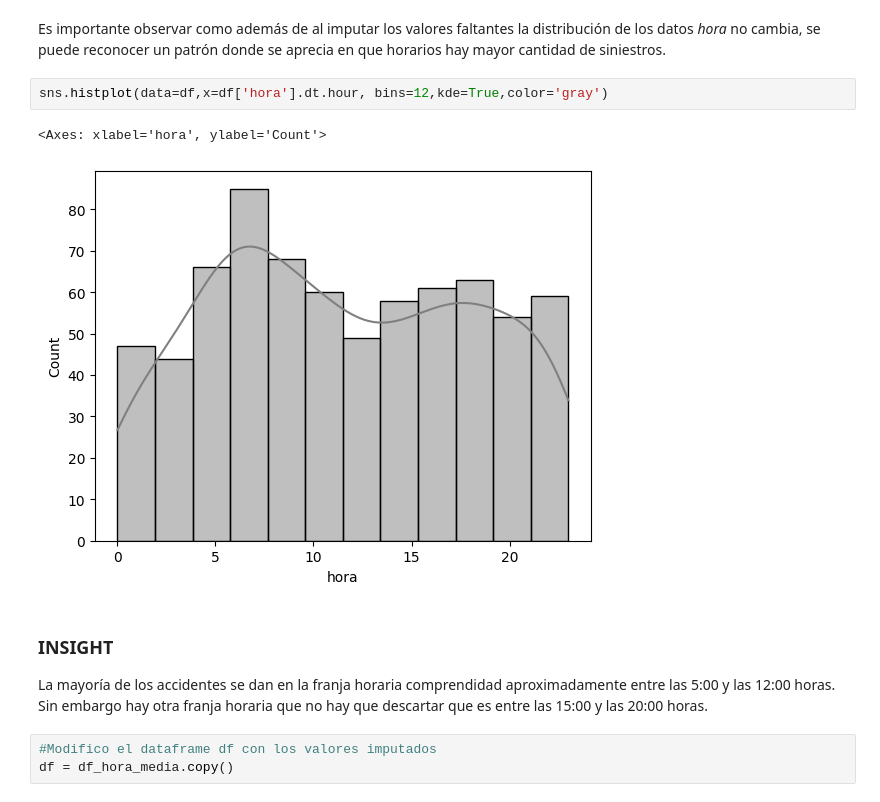
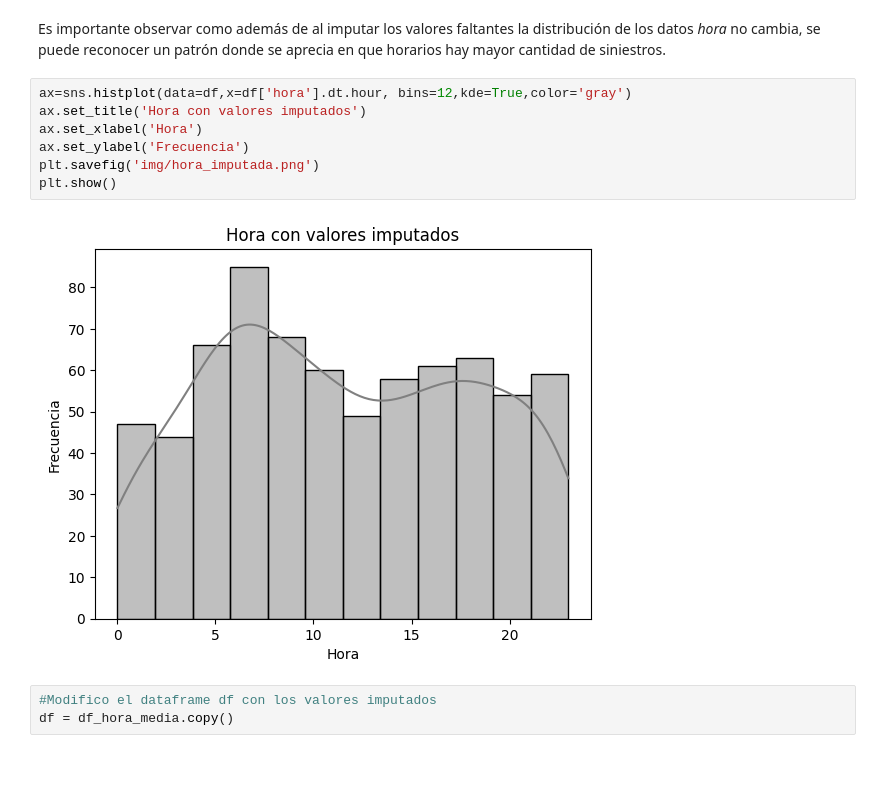
Before and after one commit to Juancito2085/PI_Data_Analyst, a Jupyter notebook: EDA.ipynb, the cells around one changed output. Cells and saved outputs as stored; diff of their text form; blank space fills up the shorter version.

```diff
--- a/EDA.ipynb
+++ b/EDA.ipynb
@@ -144,13 +144,14 @@ plt.show()
 # %% [markdown]
 Es importante observar como además de al imputar los valores faltantes la distribución de los datos *hora* no cambia, se puede reconocer un patrón donde se aprecia en que horarios hay mayor cantidad de siniestros.
 # %%
-sns.histplot(data=df,x=df['hora'].dt.hour, bins=12,kde=True,color='gray')
+ax=sns.histplot(data=df,x=df['hora'].dt.hour, bins=12,kde=True,color='gray')
+ax.set_title('Hora con valores imputados')
+ax.set_xlabel('Hora')
+ax.set_ylabel('Frecuencia')
+plt.savefig('img/hora_imputada.png')
+plt.show()
 # %% [output]
-<Axes: xlabel='hora', ylabel='Count'>
-[figure, old version]
+[figure, new version]
-# %% [markdown]
-### INSIGHT
-La mayoría de los accidentes se dan en la franja horaria comprendidad aproximadamente entre las 5:00 y las 12:00 horas. Sin embargo hay otra franja horaria que no hay que descartar que es entre las 15:00 y las 20:00 horas.
 # %%
 #Modifico el dataframe df con los valores imputados
 df = df_hora_media.copy()
```
Also changed, not shown: parts of 43 cells of this notebook, 17 other files.
